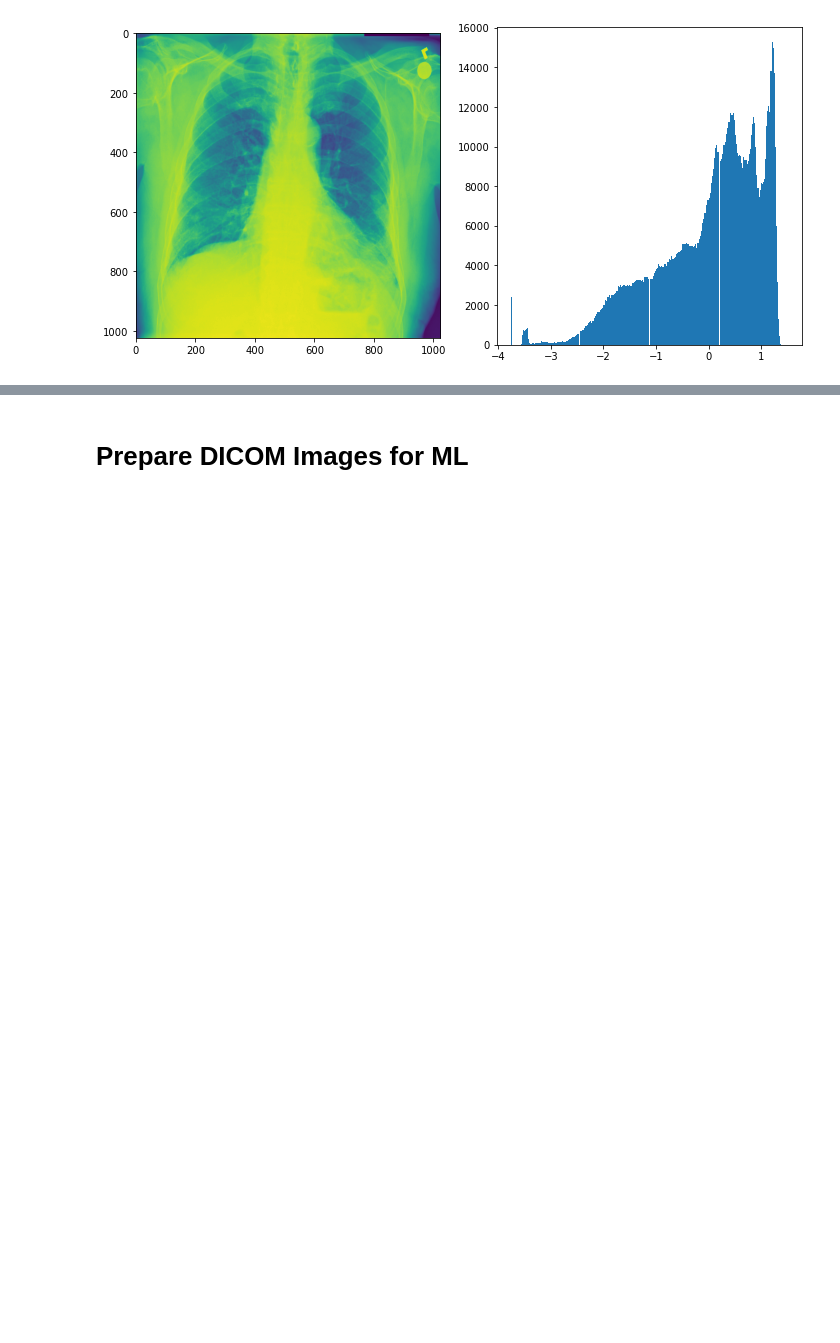
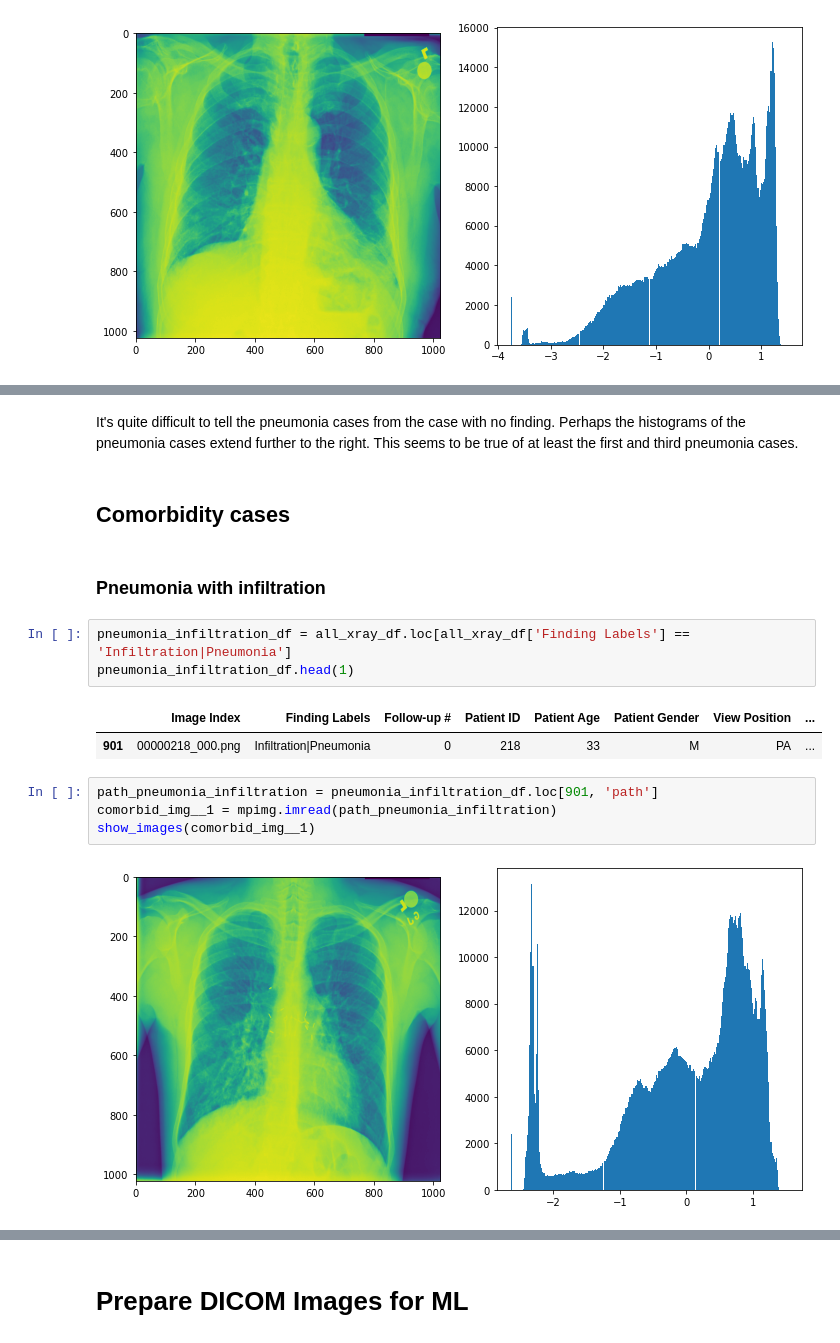
Before and after one commit to paul-reiners/pneumonia-detection-chest-x-rays, a Jupyter notebook: EDA.ipynb, the cells around one changed output, grey strips where cells are left out. Saved outputs shown, nothing was run; the diff lists cells and outputs as text; blank space fills up the shorter version.

```diff
--- a/EDA.ipynb
+++ b/EDA.ipynb
@@ -129,0 +144,18 @@ Note the differences in pixel intensity between the normal case and the two path
+# %% [markdown]
+It's quite difficult to tell the pneumonia cases from the case with no finding.  Perhaps the histograms of the pneumonia cases extend further to the right.  This seems to be true of at least the first and third pneumonia cases.
+# %% [markdown]
+## Comorbidity cases
+# %% [markdown]
+### Pneumonia with infiltration
+# %%
+pneumonia_infiltration_df = all_xray_df.loc[all_xray_df['Finding Labels'] == 'Infiltration|Pneumonia']
+pneumonia_infiltration_df.head(1)
+# %% [output]
+|  | Image Index | Finding Labels | Follow-up # | Patient ID | Patient Age | Patient Gender | View Position | ... |
+| 901 | 00000218_000.png | Infiltration|Pneumonia | 0 | 218 | 33 | M | PA | ... |
+# %%
+path_pneumonia_infiltration = pneumonia_infiltration_df.loc[901, 'path']
+comorbid_img__1 = mpimg.imread(path_pneumonia_infiltration)
+show_images(comorbid_img__1)
+# %% [output]
+[figure, added]
```
Also changed, not shown: parts of 26 cells of this notebook.
